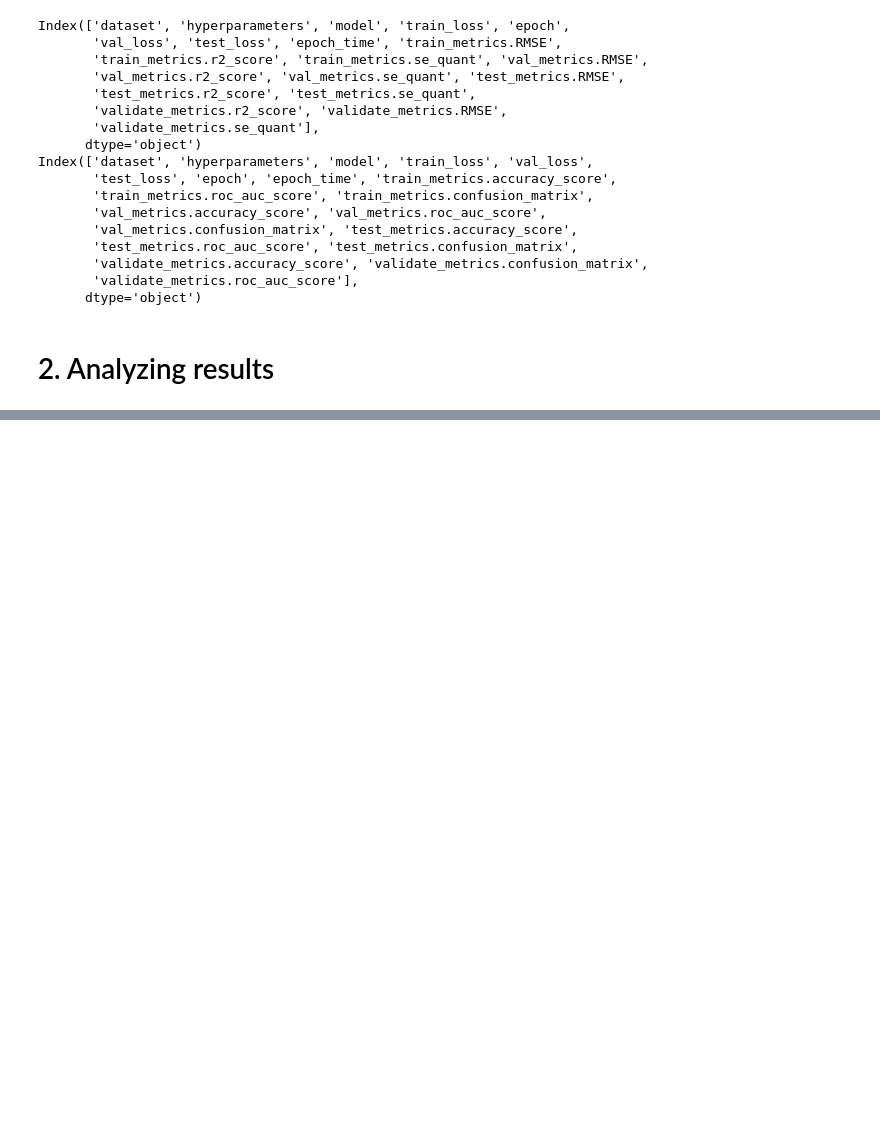
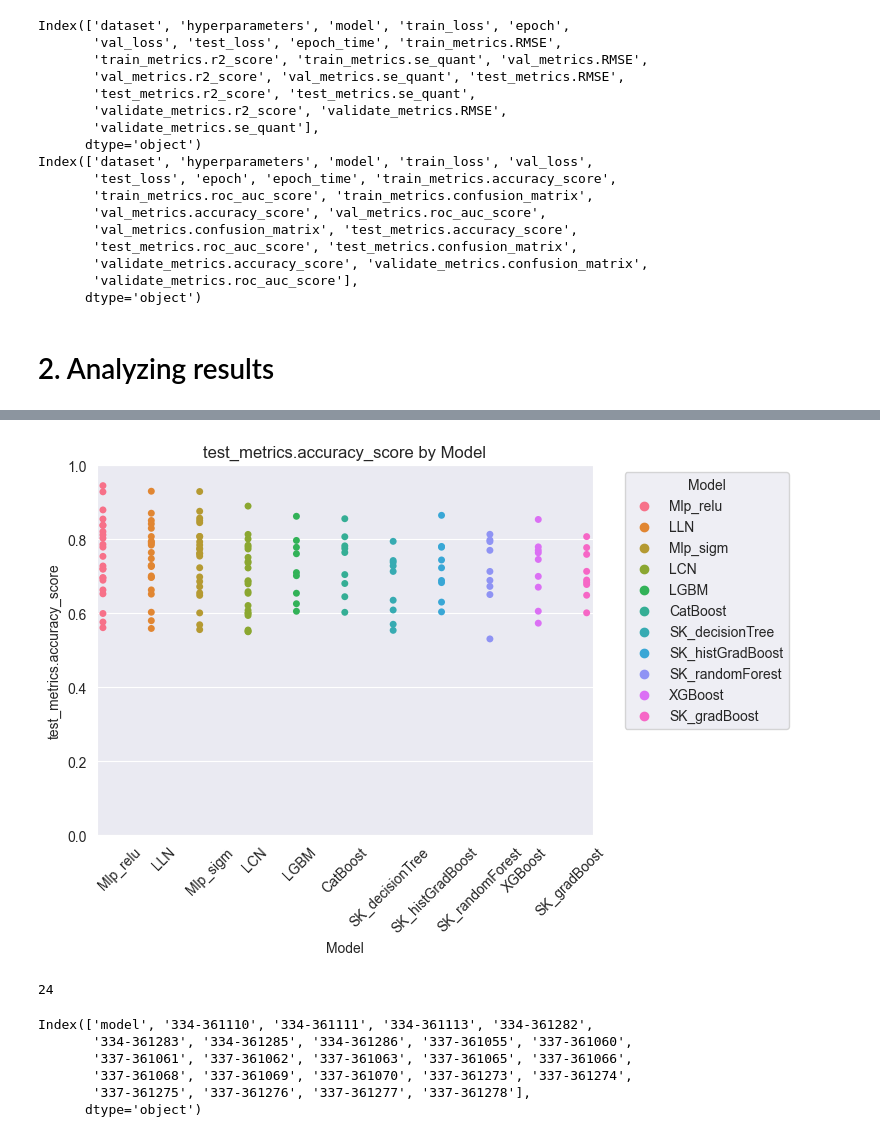
Before and after one commit to Bartosz-G/non-homogenous-data-working-repo, a Jupyter notebook: results/ResultsAnalysis.ipynb, the cells around one changed output, grey strips where cells are left out. Drawn from its saved outputs; the diff is of its cells as text; code cells hidden in the pictures; blank space fills up the shorter version.

Commit message:
added plotting per model and per dataset

```diff
--- a/results/ResultsAnalysis.ipynb
+++ b/results/ResultsAnalysis.ipynb
@@ -9,9 +12,9 @@ from results_processing import get_groups, get_dataset, flatten_results, get_top
 # %% [markdown]
 # 1. Data post-processing
 # %%
-lcn_data = pd.read_csv('LcnTotalResults.csv')
-mlp_data = pd.read_csv('MlpPartialResults.csv')
-multi_data = pd.read_csv('MultiModalResults.csv')
+lcn_data = clean_model_names(pd.read_csv('LcnTotalResults.csv'))
+mlp_data = clean_model_names(pd.read_csv('MlpPartialResults.csv'))
+multi_data = clean_model_names(pd.read_csv('MultiModalResults.csv'))
 
 data_groups = get_groups()
 # %%
@@ -22,4 +25,4 @@ classification_num_groups = data_groups['opml_class_purnum_group']
 
 
 regression_groups = regression_cat_groups + regression_num_groups
-classification_groups = classification_cat_groups + classification_cat_groups
+classification_groups = classification_cat_groups + classification_num_groups
@@ -60,3 +71,5 @@ Index(['dataset', 'hyperparameters', 'model', 'train_loss', 'val_loss',
       dtype='object')
 # %% [markdown]
 # 2. Analyzing results
+# %%
+top_acc_score = get_top_models(cls_results, 'val_metrics.accuracy_score')
@@ -62,0 +92,25 @@ Index(['dataset', 'hyperparameters', 'model', 'train_loss', 'val_loss',
+# %%
+def plot_per_model_metrics(df, metric, jitter=False):
+    # Create the plot
+    sns.stripplot(data=df, x='model', y=metric, hue='model', jitter=jitter, dodge=True)
+
+    # Add labels and title
+    plt.xlabel('Model')
+    plt.ylabel(metric)
+    plt.title(f'{metric} by Model')
+
+    # Rotate x-axis labels for better visibility
+    plt.xticks(rotation=45)
+
+    # Set the Y-axis limits
+    plt.ylim([0, 1])
+
+    # Add a legend
+    plt.legend(title='Model', bbox_to_anchor=(1.05, 1), loc='upper left')
+
+    # Show the plot
+    plt.show()
+# %%
+plot_per_model_metrics(top_acc_score, 'test_metrics.accuracy_score')
+# %% [output]
+[figure, added]
@@ -62,0 +133,31 @@ Index(['dataset', 'hyperparameters', 'model', 'train_loss', 'val_loss',
+# %%
+def plot_per_datasets(df: pd.DataFrame, datasets: List[str]) -> None:
+    # Melt the DataFrame for seaborn
+    melted_df = df.melt(id_vars='model', value_vars=datasets)
+
+    # Create the plot
+    plt.figure(figsize=(12, 8))
+    sns.stripplot(x='model', y='value', hue='variable', data=melted_df, jitter=True, dodge=True)
+
+    plt.xlabel('Model')
+    plt.ylabel('Metric Value')
+    plt.legend(title='Dataset')
+
+    # Scale Y-axis
+    plt.ylim(0, 1)
+
+    # Rotate X-axis labels for better visibility
+    plt.xticks(rotation=90)
+
+    plt.show()
+# %% [output]
+24
+# %%
+top_acc_per_dataset.columns
+# %% [output]
+Index(['model', '334-361110', '334-361111', '334-361113', '334-361282',
+       '334-361283', '334-361285', '334-361286', '337-361055', '337-361060',
+       '337-361061', '337-361062', '337-361063', '337-361065', '337-361066',
+       '337-361068', '337-361069', '337-361070', '337-361273', '337-361274',
+       '337-361275', '337-361276', '337-361277', '337-361278'],
+      dtype='object')
```
Also changed, not shown: parts of 5 cells of this notebook, 1 other file.
